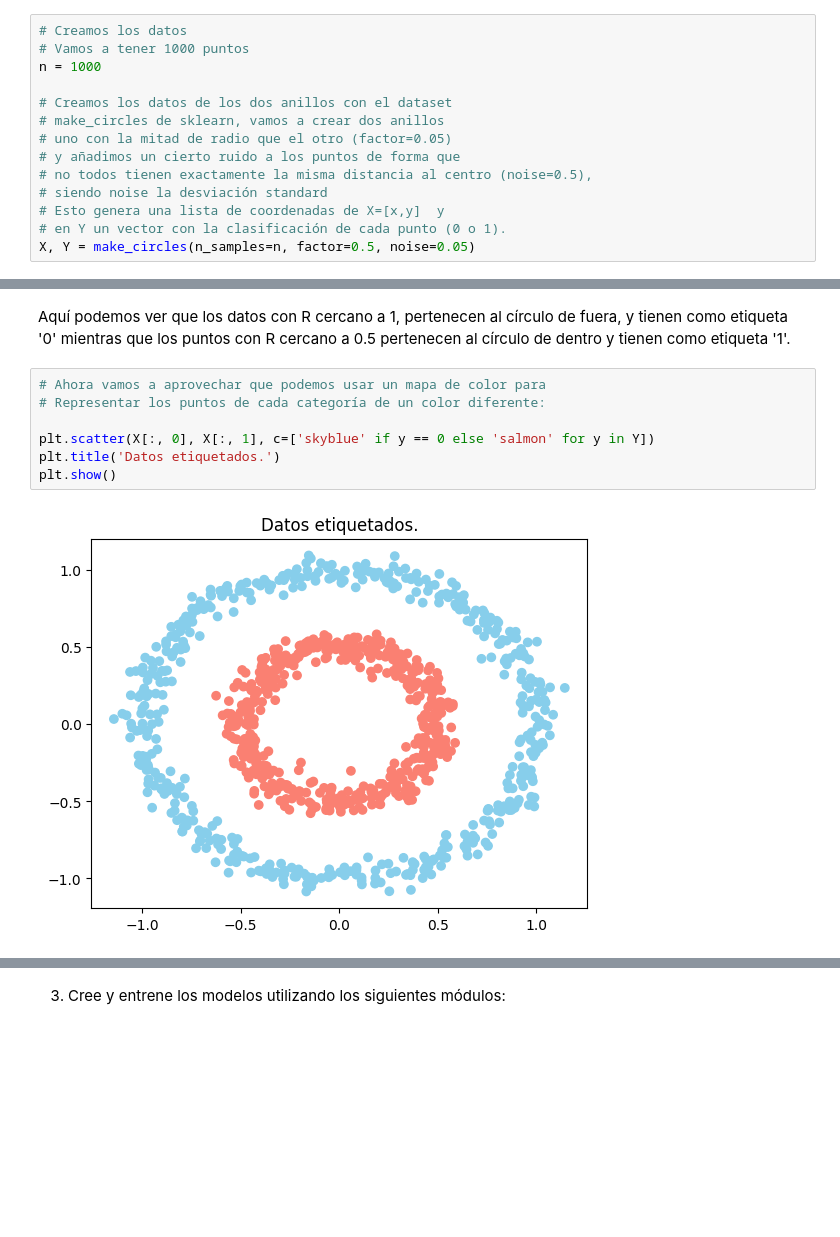
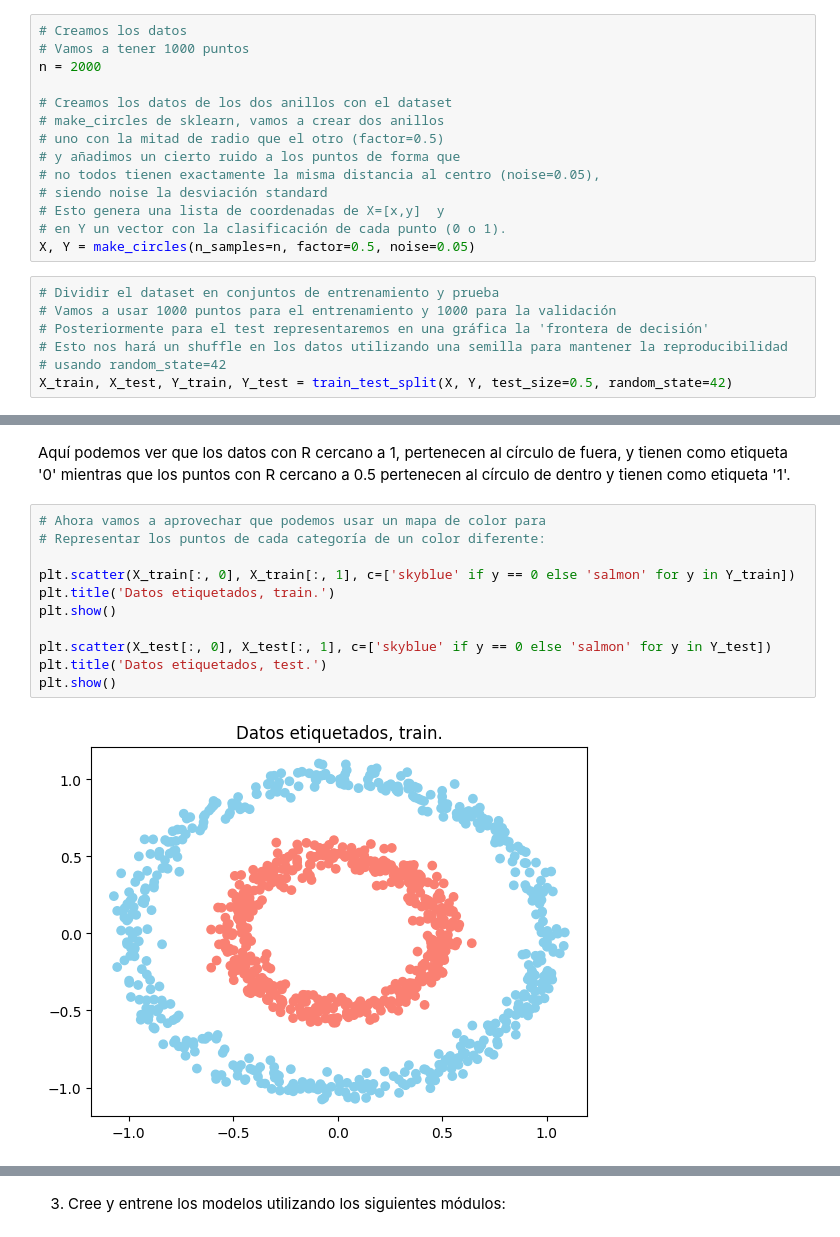
Before and after one commit to FullFran/Point_classifier, a Jupyter notebook: make_circles.ipynb, the cells around one changed output, grey strips where cells are left out. Saved outputs shown, nothing was run; the diff lists cells and outputs as text; blank space fills up the shorter version.

```diff
--- a/make_circles.ipynb
+++ b/make_circles.ipynb
@@ -16,17 +17,24 @@ dataset como a generar y entrenar el modelo.
 # %%
 # Creamos los datos
 # Vamos a tener 1000 puntos
-n = 1000
+n = 2000
 
 # Creamos los datos de los dos anillos con el dataset
 # make_circles de sklearn, vamos a crear dos anillos
-# uno con la mitad de radio que el otro (factor=0.05)
+# uno con la mitad de radio que el otro (factor=0.5)
 # y añadimos un cierto ruido a los puntos de forma que
-# no todos tienen exactamente la misma distancia al centro (noise=0.5),
+# no todos tienen exactamente la misma distancia al centro (noise=0.05),
 # siendo noise la desviación standard
 # Esto genera una lista de coordenadas de X=[x,y]  y
 # en Y un vector con la clasificación de cada punto (0 o 1).
 X, Y = make_circles(n_samples=n, factor=0.5, noise=0.05)
+# %%
+# Dividir el dataset en conjuntos de entrenamiento y prueba
+# Vamos a usar 1000 puntos para el entrenamiento y 1000 para la validación
+# Posteriormente para el test representaremos en una gráfica la 'frontera de decisión'
+# Esto nos hará un shuffle en los datos utilizando una semilla para mantener la reproducibilidad
+# usando random_state=42
+X_train, X_test, Y_train, Y_test = train_test_split(X, Y, test_size=0.5, random_state=42)
 # %% [markdown]
 2. Visualice el dataset y diga el tamaño del tensor de puntos
 # %%
@@ -81,9 +89,13 @@ Aquí podemos ver que los datos con R cercano a 1, pertenecen al círculo de fue
 # %%
 # Ahora vamos a aprovechar que podemos usar un mapa de color para
 # Representar los puntos de cada categoría de un color diferente:
 
-plt.scatter(X[:, 0], X[:, 1], c=['skyblue' if y == 0 else 'salmon' for y in Y])
-plt.title('Datos etiquetados.')
+plt.scatter(X_train[:, 0], X_train[:, 1], c=['skyblue' if y == 0 else 'salmon' for y in Y_train])
+plt.title('Datos etiquetados, train.')
 plt.show()
+
+plt.scatter(X_test[:, 0], X_test[:, 1], c=['skyblue' if y == 0 else 'salmon' for y in Y_test])
+plt.title('Datos etiquetados, test.')
+plt.show()
 # %% [output]
-[figure, old version]
+[figure, new version]
```
Also changed, not shown: parts of 35 cells of this notebook, 1 other file.
